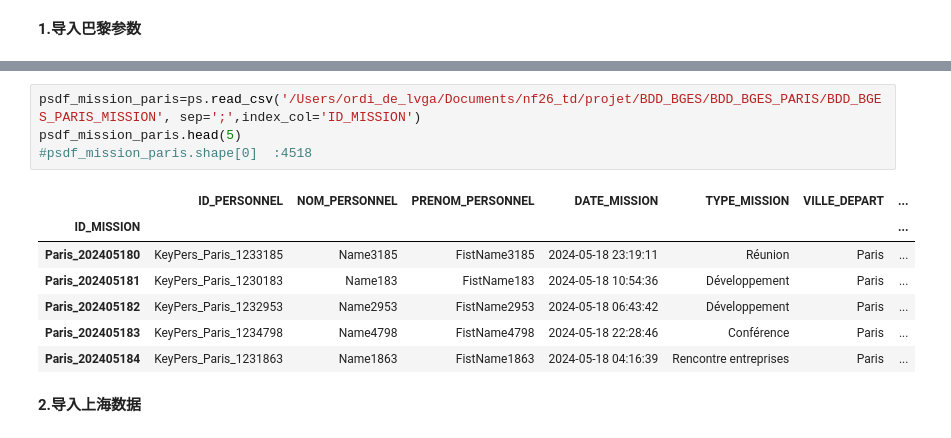
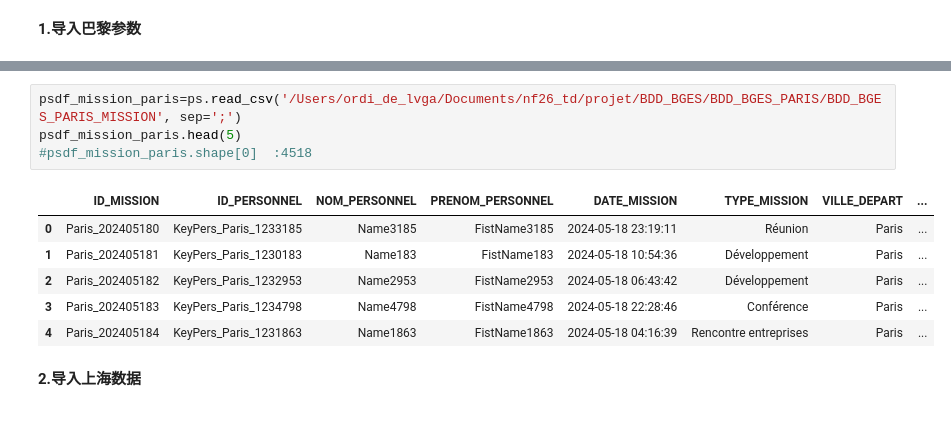
Before and after one commit to lvga1228/NF26_DATAWAREHOUSE, a Jupyter notebook: BDD_BGES/zang_analysis_data.ipynb, the cells around one changed output, grey strips where cells are left out. Drawn from its saved outputs; the diff is of its cells as text.

```diff
--- a/BDD_BGES/zang_analysis_data.ipynb
+++ b/BDD_BGES/zang_analysis_data.ipynb
@@ -40,15 +38,14 @@ psdf_informatique_paris.head(5)
 # %%
-psdf_mission_paris=ps.read_csv('/Users/ordi_de_lvga/Documents/nf26_td/projet/BDD_BGES/BDD_BGES_PARIS/BDD_BGES_PARIS_MISSION', sep=';',index_col='ID_MISSION')
+psdf_mission_paris=ps.read_csv('/Users/ordi_de_lvga/Documents/nf26_td/projet/BDD_BGES/BDD_BGES_PARIS/BDD_BGES_PARIS_MISSION', sep=';')
 psdf_mission_paris.head(5)
 #psdf_mission_paris.shape[0]  :4518
 # %% [output]
-|  | ID_PERSONNEL | NOM_PERSONNEL | PRENOM_PERSONNEL | DATE_MISSION | TYPE_MISSION | VILLE_DEPART | ... |
-| ID_MISSION |  |  |  |  |  |  | ... |
-| Paris_202405180 | KeyPers_Paris_1233185 | Name3185 | FistName3185 | 2024-05-18 23:19:11 | Réunion | Paris | ... |
-| Paris_202405181 | KeyPers_Paris_1230183 | Name183 | FistName183 | 2024-05-18 10:54:36 | Développement | Paris | ... |
-| Paris_202405182 | KeyPers_Paris_1232953 | Name2953 | FistName2953 | 2024-05-18 06:43:42 | Développement | Paris | ... |
-| Paris_202405183 | KeyPers_Paris_1234798 | Name4798 | FistName4798 | 2024-05-18 22:28:46 | Conférence | Paris | ... |
-| Paris_202405184 | KeyPers_Paris_1231863 | Name1863 | FistName1863 | 2024-05-18 04:16:39 | Rencontre entreprises | Paris | ... |
+|  | ID_MISSION | ID_PERSONNEL | NOM_PERSONNEL | PRENOM_PERSONNEL | DATE_MISSION | TYPE_MISSION | VILLE_DEPART | ... |
+| 0 | Paris_202405180 | KeyPers_Paris_1233185 | Name3185 | FistName3185 | 2024-05-18 23:19:11 | Réunion | Paris | ... |
+| 1 | Paris_202405181 | KeyPers_Paris_1230183 | Name183 | FistName183 | 2024-05-18 10:54:36 | Développement | Paris | ... |
+| 2 | Paris_202405182 | KeyPers_Paris_1232953 | Name2953 | FistName2953 | 2024-05-18 06:43:42 | Développement | Paris | ... |
+| 3 | Paris_202405183 | KeyPers_Paris_1234798 | Name4798 | FistName4798 | 2024-05-18 22:28:46 | Conférence | Paris | ... |
+| 4 | Paris_202405184 | KeyPers_Paris_1231863 | Name1863 | FistName1863 | 2024-05-18 04:16:39 | Rencontre entreprises | Paris | ... |
 # %% [markdown]
 **2.导入上海数据**
 # %%
```
Also changed, not shown: parts of 42 cells of this notebook, 1 other file.
